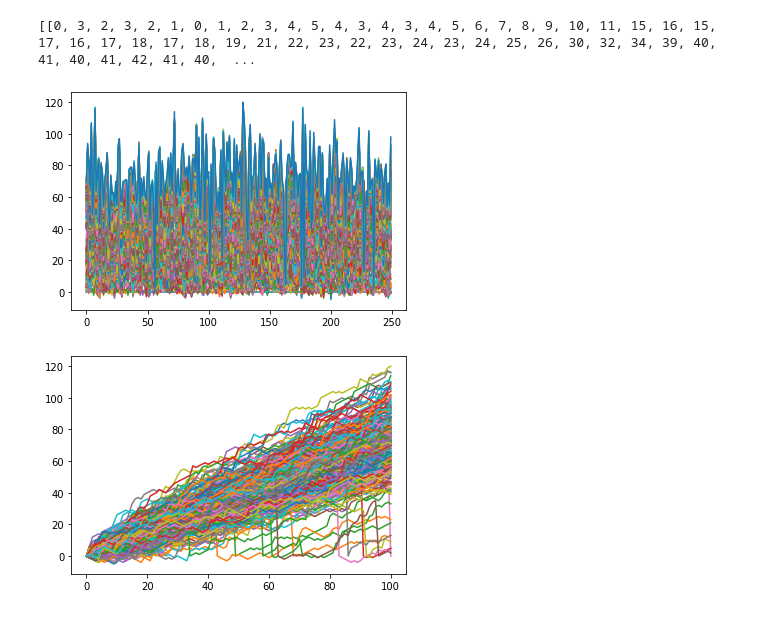
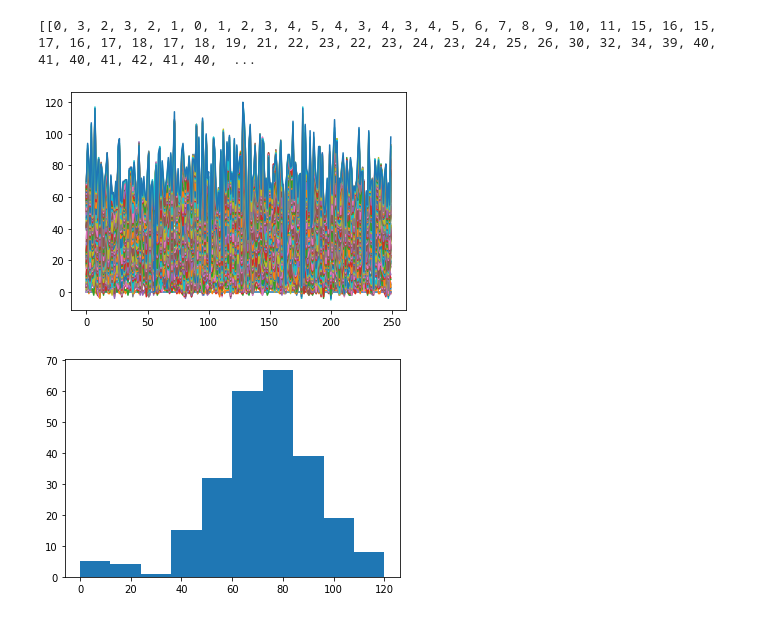
Before and after one commit to EvaChitul/Build_up-Learning_curve, a Jupyter notebook: Roll_Dice.ipynb, the cells around one changed output. Saved outputs shown, nothing was run; the diff lists cells and outputs as text; code cells hidden in the pictures.

```diff
--- a/Roll_Dice.ipynb
+++ b/Roll_Dice.ipynb
@@ -25,32 +25,36 @@ for i in range(250):
       elif dice <= 5:
           step = step + 1
       else:
           step = step + np.random.randint(1,7)
 
       if np.random.rand() <= 0.001 :
             step = 0
 
       random_walk.append(step)
 
   all_walks.append(random_walk)
 
 
 print(all_walks)
 
 np_aw = np.array(all_walks)
 
 plt.plot(np_aw)
 plt.show()
 
 plt.clf()
 
 # np_aw_t = np.transpose(np_aw)
 
 np_aw_t = np.transpose(np.array(all_walks))
+ends = np_aw_t[-1,:]
 
-plt.plot(np_aw_t)
+# plt.plot(np_aw_t)
+# plt.show()
+
+plt.hist(ends)
 plt.show()
 # %% [output]
 [[0, 3, 2, 3, 2, 1, 0, 1, 2, 3, 4, 5, 4, 3, 4, 3, 4, 5, 6, 7, 8, 9, 10, 11, 15, 16, 15, 17, 16, 17, 18, 17, 18, 19, 21, 22, 23, 22, 23, 24, 23, 24, 25, 26, 30, 32, 34, 39, 40, 41, 40, 41, 42, 41, 40,  ...
 [figure]
-[figure, old version]
+[figure, new version]
```
